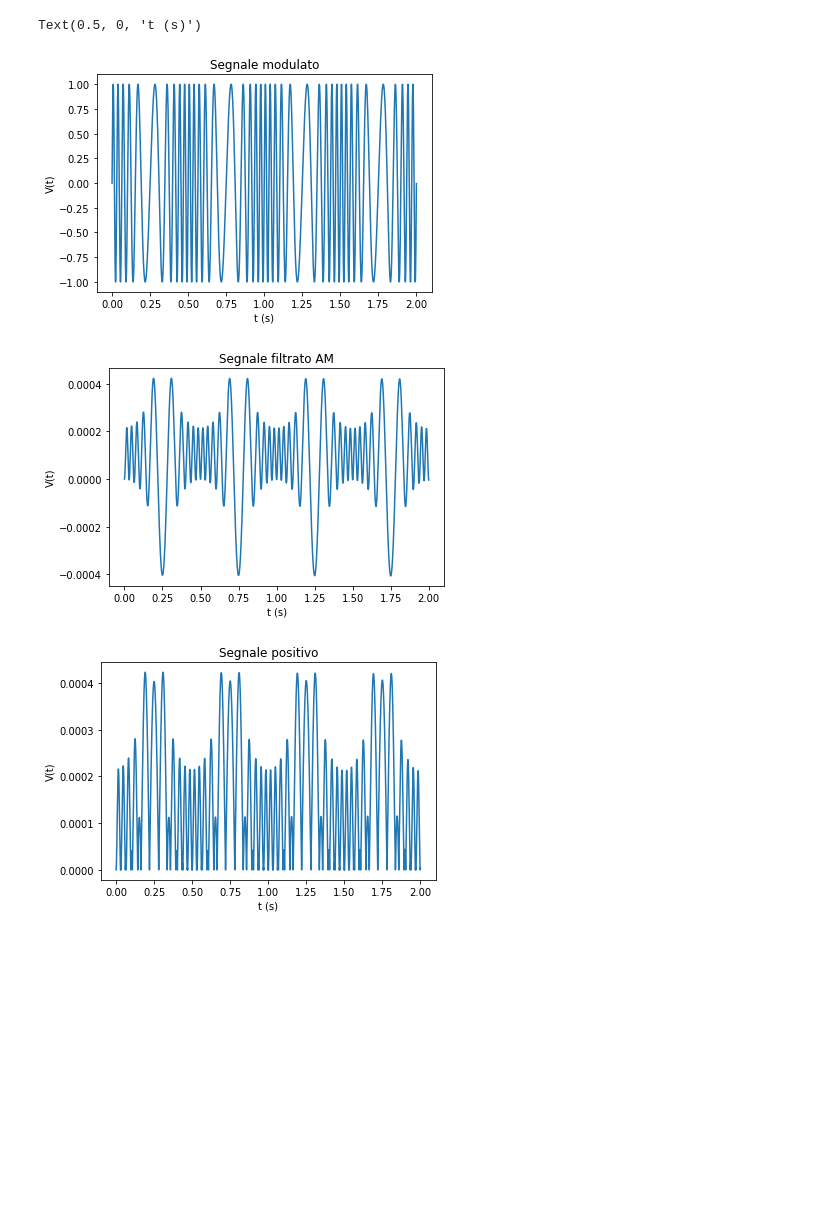
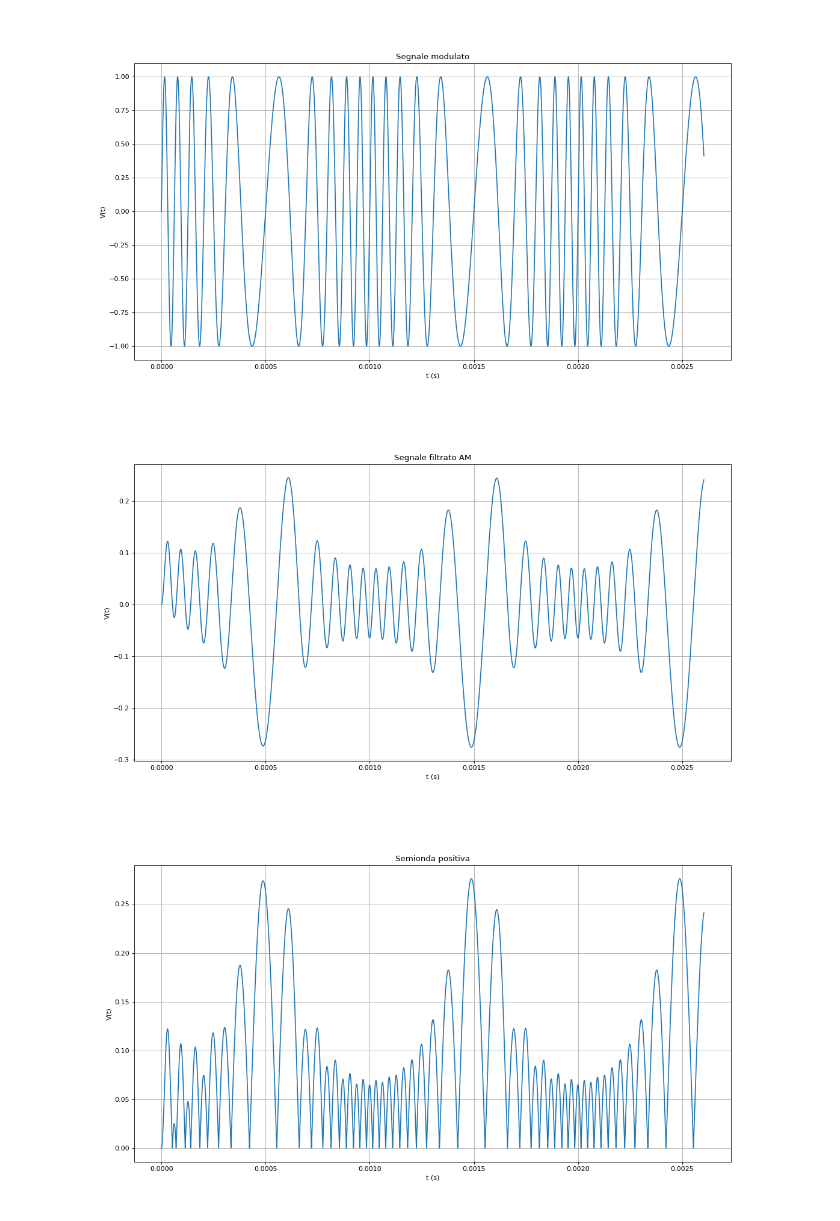
Before and after one commit to asdrubalini/fm-demodulator-dsp, a Jupyter notebook: fm_demodulator.ipynb, the cells around one changed output. Saved outputs shown, nothing was run; the diff lists cells and outputs as text; code cells hidden in the pictures; blank space fills up the shorter version.

```diff
--- a/fm_demodulator.ipynb
+++ b/fm_demodulator.ipynb
@@ -4,10 +6,16 @@ import matplotlib.pyplot as plt
 # %%
-MODULATOR_FREQUENCY = 2.0
-CARRIER_FREQUENCY = 20.0
+MODULATOR_FREQUENCY = 1_000.0
+CARRIER_FREQUENCY = 10_000.0
 MODULATION_INDEX = 1.0
 
-SAMPLES = 44100.0
-DURATION_SECONDS = 2
+SAMPLES = 384_000.0
+
+PLOT_SAMPLES = 20_000
+PLOT_SCALE = (16, 8)
 # %%
-# Create an array of 44100 elements with value from 0.0 to 1.0
-time = np.arange(SAMPLES * DURATION_SECONDS) / SAMPLES
+# Create an array of SAMPLES elements with their value constantly increasing
+time = np.arange(SAMPLES) / SAMPLES
+time = time / 20
+
+print(min(time))
+print(max(time))
@@ -40,46 +57,50 @@ modulated = np.zeros_like(modulator)
 for i, t in enumerate(time):
     modulated[i] = np.sin(2.0 * np.pi * (CARRIER_FREQUENCY * t + modulator[i]))
 
+plt.figure(figsize=PLOT_SCALE, dpi=80)
+plt.grid(True)
 plt.title('Segnale modulato')
-plt.plot(time, modulated)
+plt.plot(time[:PLOT_SAMPLES], modulated[:PLOT_SAMPLES])
 plt.ylabel('V(t)')
 plt.xlabel('t (s)')
+
+plt.savefig('doc/images/modulato.png')
 # %% [output]
-Text(0.5, 0, 't (s)')
-[figure, old version]
+[figure, new version]
 # %%
 # Filtered signal
 filtered = np.zeros_like(modulated)
 
-R = 50 # Ohm
-C = 0.00000001 # Farad
-
-a = R * C
+a = 2 * np.pi / (CARRIER_FREQUENCY * 0.7)
 
 filtered[0] = a * modulated[0]
 for i in range(1, len(modulated)):
     filtered[i] = filtered[i - 1] + a * (modulated[i] - filtered[i - 1])
 
+plt.figure(figsize=PLOT_SCALE, dpi=80)
+plt.grid(True)
 plt.title('Segnale filtrato AM')
-plt.plot(time, filtered)
+plt.plot(time[:PLOT_SAMPLES], filtered[:PLOT_SAMPLES])
 plt.ylabel('V(t)')
 plt.xlabel('t (s)')
 
 plt.show()
 # %% [output]
-[figure, old version]
+[figure, new version]
 # %%
 # Positive signal
 positive = np.zeros_like(filtered)
 
-for i, signal in enumerate(filtered):
-    positive[i] = abs(filtered[i])
+for i, value in enumerate(filtered):
+    positive[i] = abs(value)
 
-plt.title('Segnale positivo')
-plt.plot(time, positive)
+plt.figure(figsize=PLOT_SCALE, dpi=80)
+plt.grid(True)
+plt.title('Semionda positiva')
+plt.plot(time[:PLOT_SAMPLES], positive[:PLOT_SAMPLES])
 plt.ylabel('V(t)')
 plt.xlabel('t (s)')
 
 plt.show()
 # %% [output]
-[figure, old version]
+[figure, new version]
```
Also changed, not shown: parts of 5 cells of this notebook, 13 other files.
